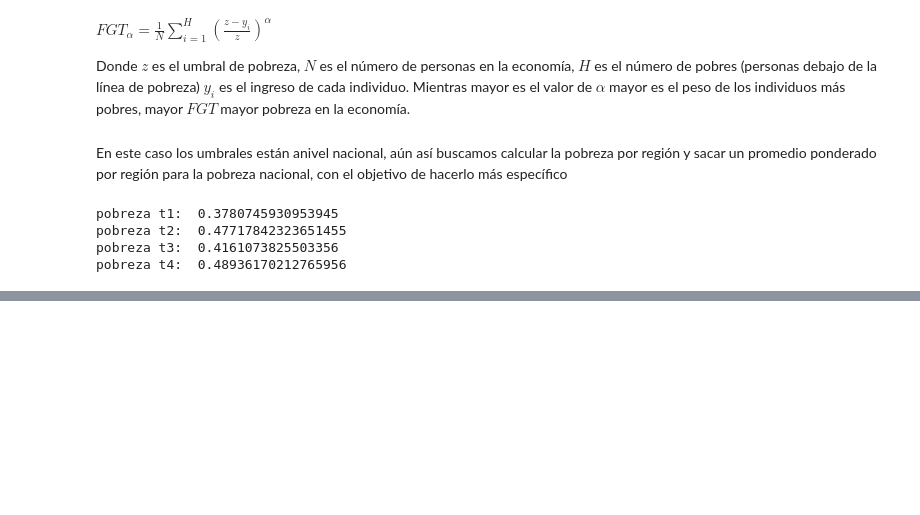
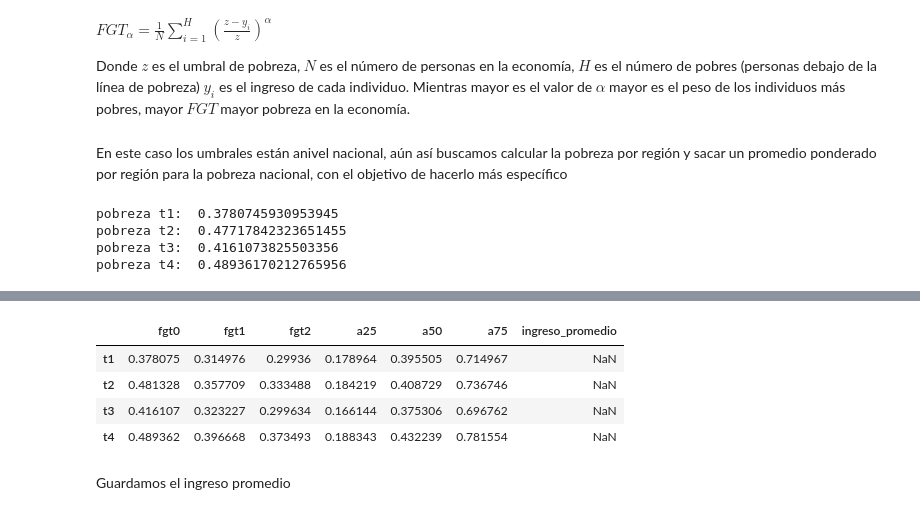
Before and after one commit to oejaramillo/salario-minimo-y-pobreza-Ecuador, a Jupyter notebook: enemdu1990.ipynb, the cells around one changed output, grey strips where cells are left out. Drawn from its saved outputs; the diff is of its cells as text; code cells hidden in the pictures; blank space fills up the shorter version.

```diff
--- a/enemdu1990.ipynb
+++ b/enemdu1990.ipynb
@@ -404,5 +404,2 @@ $A = 1-\frac{1}{\mu}\left(\frac{1}{N}\sum_{i=1}^{N}y^{1-\epsilon}\right)^{1/(1-\
 
 Donde $y_{i}$ es el ingreso individual y $\mu$ es el ingreso medio
-# %%
-# Ingreso promedio por región
-data['mu'] = data.groupby('identificador_region')['ingr_t'].transform('mean')
@@ -410,0 +406,32 @@ data['mu'] = data.groupby('identificador_region')['ingr_t'].transform('mean')
+# %%
+for t in [1, 2, 3, 4]:
+    # Filtramos para cada trimestre
+    df_temp = data.loc[data['trimestre'] == t].copy()
+
+    # Calculamos el ingreso promedio
+    mu = df_temp[f'ingr_t_t{t}'].mean()
+
+    # Calculamos el índice para epsilon 0.25, 0.5 y 0.75.
+    for i in [0.25, 0.5, 0.75]:
+        col = f'A{i}'
+        df_temp[col] = ((df_temp[f'ingr_t_t{t}']**(1-i)).sum() / len(df_temp))**(1/(1-i))
+
+    # Ratio de pobres cón el índice total
+    a25 = 1 - 1/mu * df_temp['A0.25'].mean()
+    a50 = 1 - 1/mu * df_temp['A0.5'].mean()
+    a75 = 1 - 1/mu * df_temp['A0.75'].mean()
+
+    # Guardamos los resultados
+    datos_final.loc[f't{t}', 'a25'] = a25
+    datos_final.loc[f't{t}', 'a50'] = a50
+    datos_final.loc[f't{t}', 'a75'] = a75
+# %%
+datos_final
+# %% [output]
+|  | fgt0 | fgt1 | fgt2 | a25 | a50 | a75 | ingreso_promedio |
+| t1 | 0.378075 | 0.314976 | 0.29936 | 0.178964 | 0.395505 | 0.714967 | NaN |
+| t2 | 0.481328 | 0.357709 | 0.333488 | 0.184219 | 0.408729 | 0.736746 | NaN |
+| t3 | 0.416107 | 0.323227 | 0.299634 | 0.166144 | 0.375306 | 0.696762 | NaN |
+| t4 | 0.489362 | 0.396668 | 0.373493 | 0.188343 | 0.432239 | 0.781554 | NaN |
+# %% [markdown]
+Guardamos el ingreso promedio
```
Also changed, not shown: parts of 8 cells of this notebook, 2 other files.
